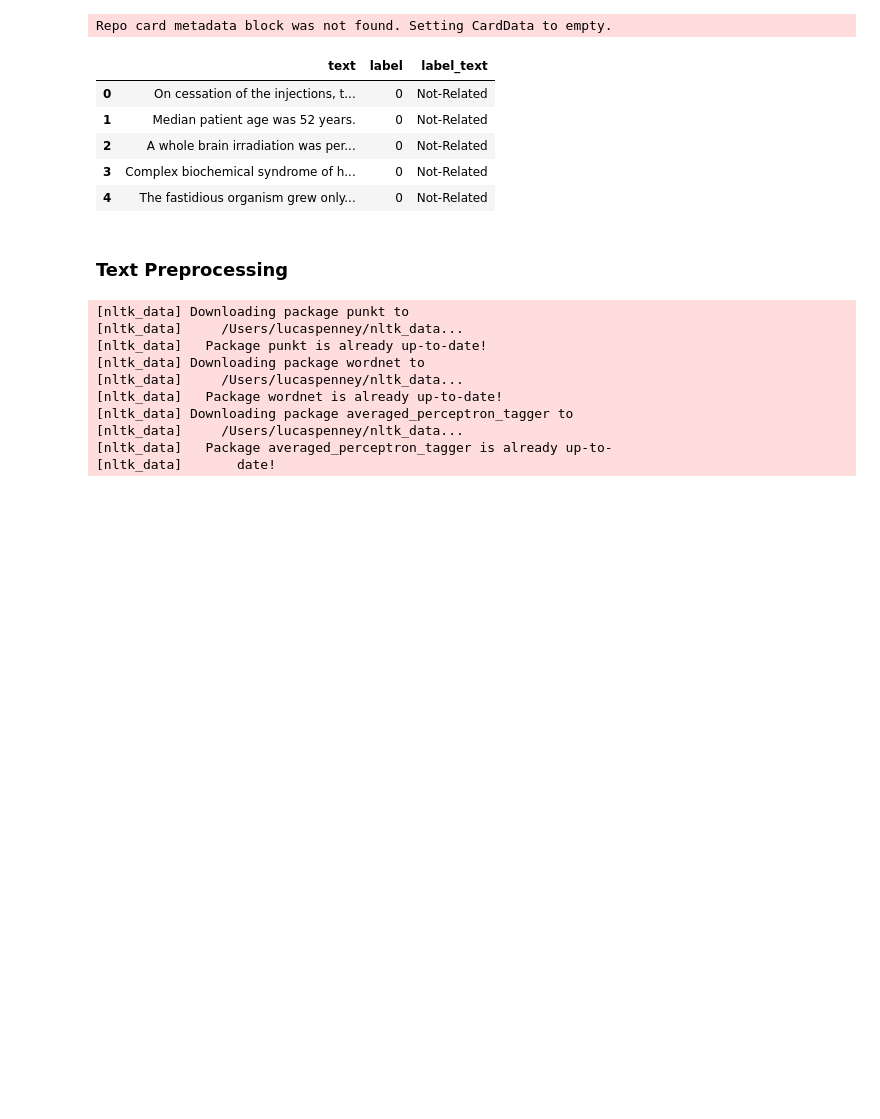
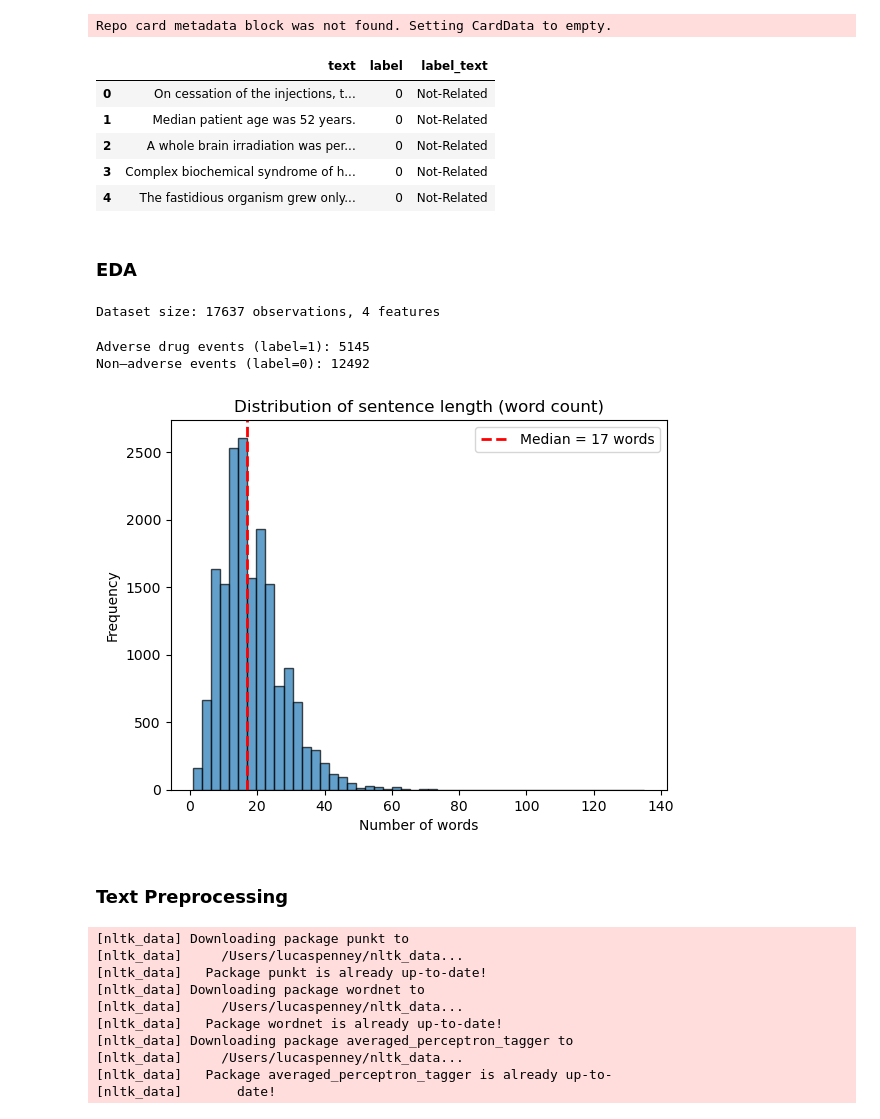
Before and after one commit to lucas-penney/pharmacovigilance_text_analytics, a Jupyter notebook: pharmacovigilance.ipynb, the cells around one changed output. Cells and saved outputs as stored; diff of their text form; code cells hidden in the pictures; blank space fills up the shorter version.

Commit message:
Added EDA steps to the notebook and named entity recognition with an NLP model tuned for medical texts

```diff
--- a/pharmacovigilance.ipynb
+++ b/pharmacovigilance.ipynb
@@ -22,6 +24,40 @@ Repo card metadata block was not found. Setting CardData to empty.
 | 2 | A whole brain irradiation was per... | 0 | Not-Related |
 | 3 | Complex biochemical syndrome of h... | 0 | Not-Related |
 | 4 | The fastidious organism grew only... | 0 | Not-Related |
+# %% [markdown]
+### EDA
+# %%
+# Dataset size (observations and features)
+n_obs, n_features = df.shape
+print(f"Dataset size: {n_obs} observations, {n_features} features")
+# %% [output]
+Dataset size: 17637 observations, 4 features
+# %%
+# Count of adverse drug events (label=1) vs non–adverse events (label=0)
+n_ade = (df["label"] == 1).sum()
+n_non_ade = (df["label"] == 0).sum()
+print(f"Adverse drug events (label=1): {n_ade}")
+print(f"Non–adverse events (label=0): {n_non_ade}")
+# %% [output]
+Adverse drug events (label=1): 5145
+Non–adverse events (label=0): 12492
+# %%
+# Histogram of number of words per text, with median
+import matplotlib.pyplot as plt
+
+word_counts = df["text"].str.split().str.len()
+median_words = word_counts.median()
+
+fig, ax = plt.subplots()
+ax.hist(word_counts, bins=50, edgecolor="black", alpha=0.7)
+ax.axvline(median_words, color="red", linestyle="--", linewidth=2, label=f"Median = {median_words:.0f} words")
+ax.set_xlabel("Number of words")
+ax.set_ylabel("Frequency")
+ax.set_title("Distribution of sentence length (word count)")
+ax.legend()
+plt.show()
+# %% [output]
+[figure, added]
 # %% [markdown]
 ### Text Preprocessing
 # %%
```
Also changed, not shown: parts of 5 cells of this notebook, 1 other file.
